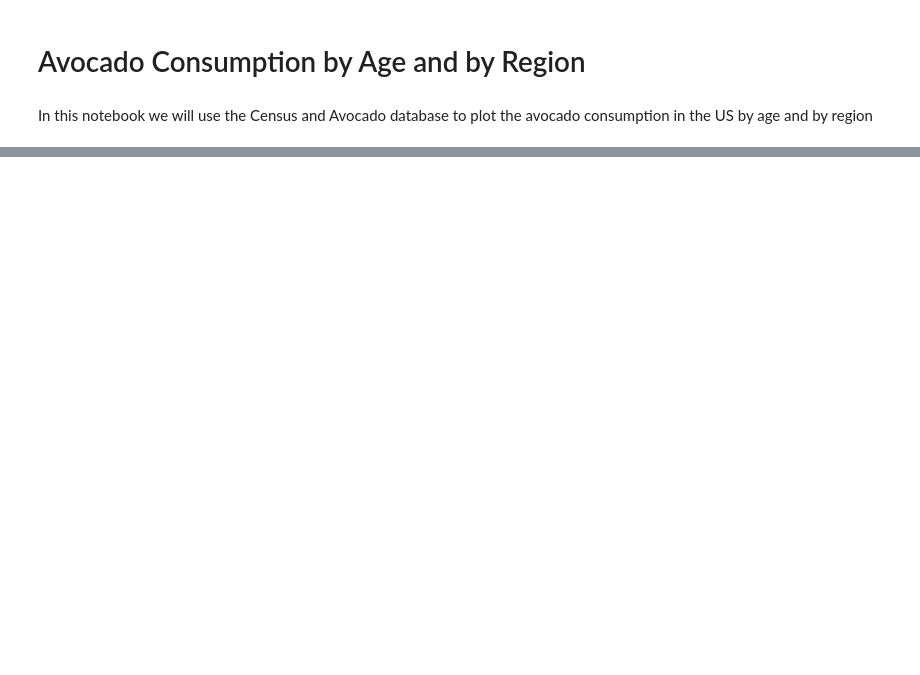
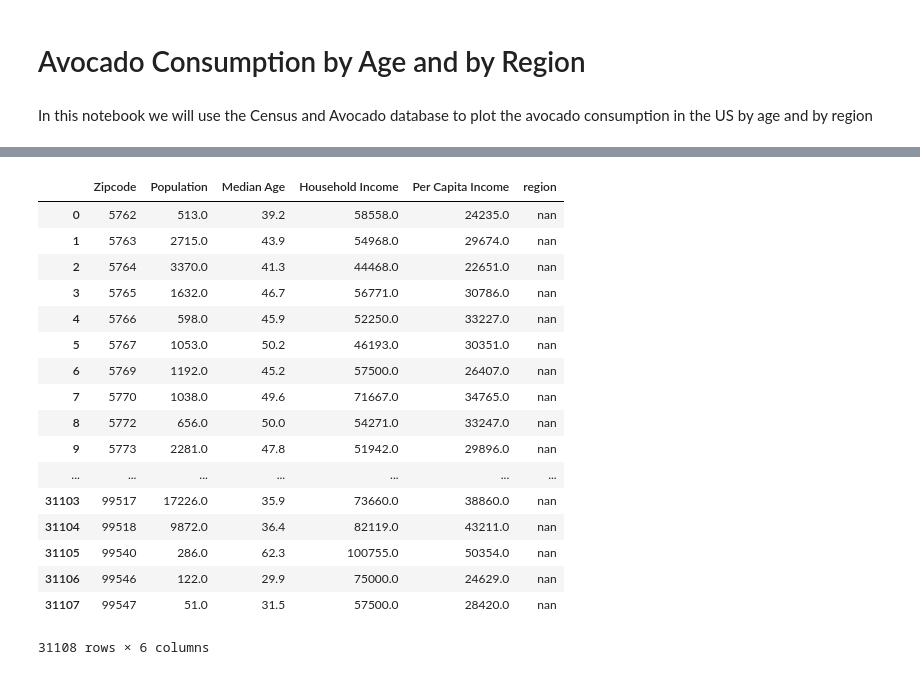
Before and after one commit to lourdesrm/AvocadoMadness, a Jupyter notebook: Consumption_Plots.ipynb, the cells around one changed output, grey strips where cells are left out. Cells and saved outputs as stored; diff of their text form; code cells hidden in the pictures; blank space fills up the shorter version.

```diff
--- a/Consumption_Plots.ipynb
+++ b/Consumption_Plots.ipynb
@@ -75,0 +79,21 @@ Name: region, dtype: int64
+# %%
+census_2016_df.replace('0', np.nan)
+# %% [output]
+|  | Zipcode | Population | Median Age | Household Income | Per Capita Income | region |
+| 0 | 5762 | 513.0 | 39.2 | 58558.0 | 24235.0 | nan |
+| 1 | 5763 | 2715.0 | 43.9 | 54968.0 | 29674.0 | nan |
+| 2 | 5764 | 3370.0 | 41.3 | 44468.0 | 22651.0 | nan |
+| 3 | 5765 | 1632.0 | 46.7 | 56771.0 | 30786.0 | nan |
+| 4 | 5766 | 598.0 | 45.9 | 52250.0 | 33227.0 | nan |
+| 5 | 5767 | 1053.0 | 50.2 | 46193.0 | 30351.0 | nan |
+| 6 | 5769 | 1192.0 | 45.2 | 57500.0 | 26407.0 | nan |
+| 7 | 5770 | 1038.0 | 49.6 | 71667.0 | 34765.0 | nan |
+| 8 | 5772 | 656.0 | 50.0 | 54271.0 | 33247.0 | nan |
+| 9 | 5773 | 2281.0 | 47.8 | 51942.0 | 29896.0 | nan |
+| ... | ... | ... | ... | ... | ... | ... |
+| 31103 | 99517 | 17226.0 | 35.9 | 73660.0 | 38860.0 | nan |
+| 31104 | 99518 | 9872.0 | 36.4 | 82119.0 | 43211.0 | nan |
+| 31105 | 99540 | 286.0 | 62.3 | 100755.0 | 50354.0 | nan |
+| 31106 | 99546 | 122.0 | 29.9 | 75000.0 | 24629.0 | nan |
+| 31107 | 99547 | 51.0 | 31.5 | 57500.0 | 28420.0 | nan |
+31108 rows × 6 columns
```
Also changed, not shown: parts of 8 cells of this notebook.
